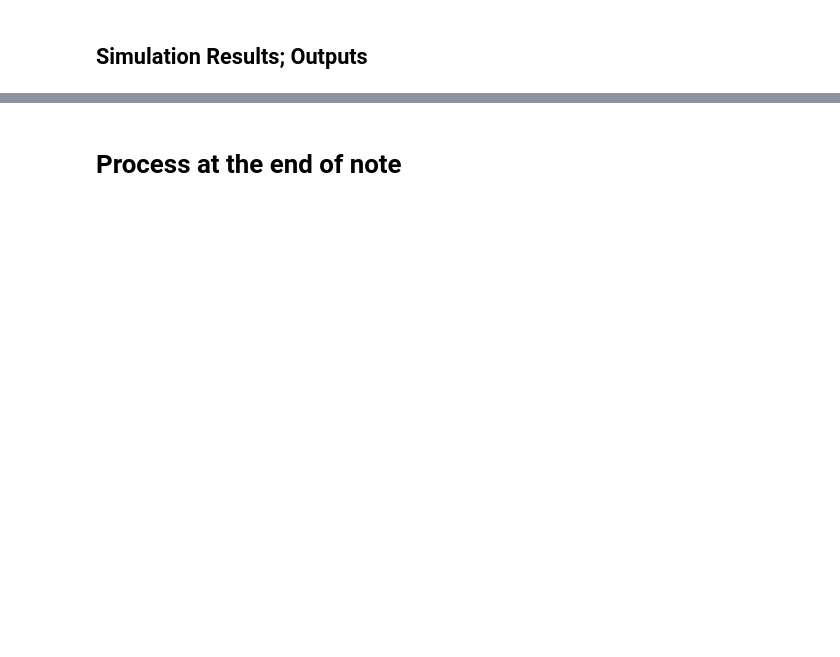
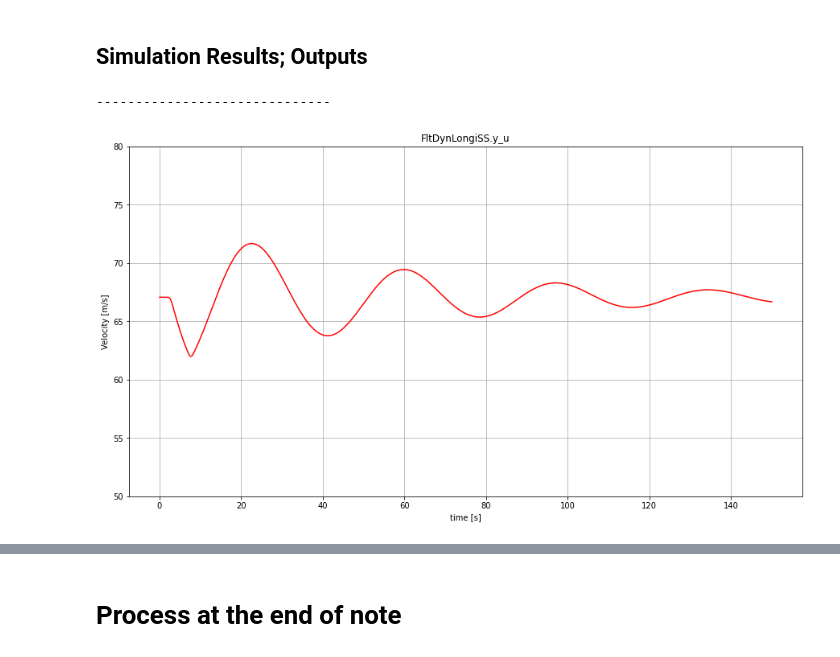
Before and after one commit to zeta-plusplus/ipynbs4OMPython, a Jupyter notebook: AircraftDynamics/RigidBodyFDM.Examples.sampleAircrafts.LongitudinalLTISS00_ex02_rev001.ipynb, the cells around one changed output, grey strips where cells are left out. Saved outputs shown, nothing was run; the diff lists cells and outputs as text; code cells hidden in the pictures; blank space fills up the shorter version.

```diff
--- a/AircraftDynamics/RigidBodyFDM.Examples.sampleAircrafts.LongitudinalLTISS00_ex02_rev001.ipynb
+++ b/AircraftDynamics/RigidBodyFDM.Examples.sampleAircrafts.LongitudinalLTISS00_ex02_rev001.ipynb
@@ -666,16 +700,20 @@ print('------------------------------')
 <h2>Simulation Results; Outputs</h2>
 # %%
 i_df=1
-varName="LenoirCycle.WoutCycle"
-ylabel='Work [kJ]'
+varName="FltDynLongiSS.y_u"
+ylabel='Velocity [m/s]'
 
 time= df[i_df].loc[:,'time']
-var= df[i_df].loc[:,varName]/1000.0
+var= df[i_df].loc[:,varName]
 fig.append(plt.figure(figsize=(15,8)))
 plt.xlabel('time [s]')
 plt.ylabel(ylabel)
 plt.title(varName)
 plt.plot(time, var, color='red')
+plt.ylim(50, 80)
 
 plt.grid()
 print('------------------------------')
+# %% [output]
+------------------------------
+[figure, added]
```
Also changed, not shown: parts of 31 cells of this notebook, 1 other file.
